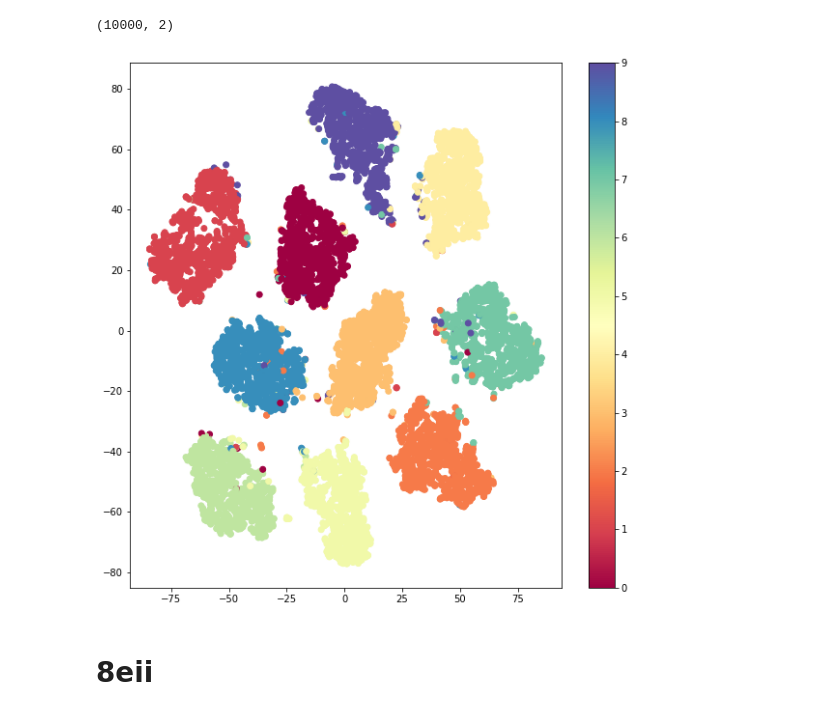
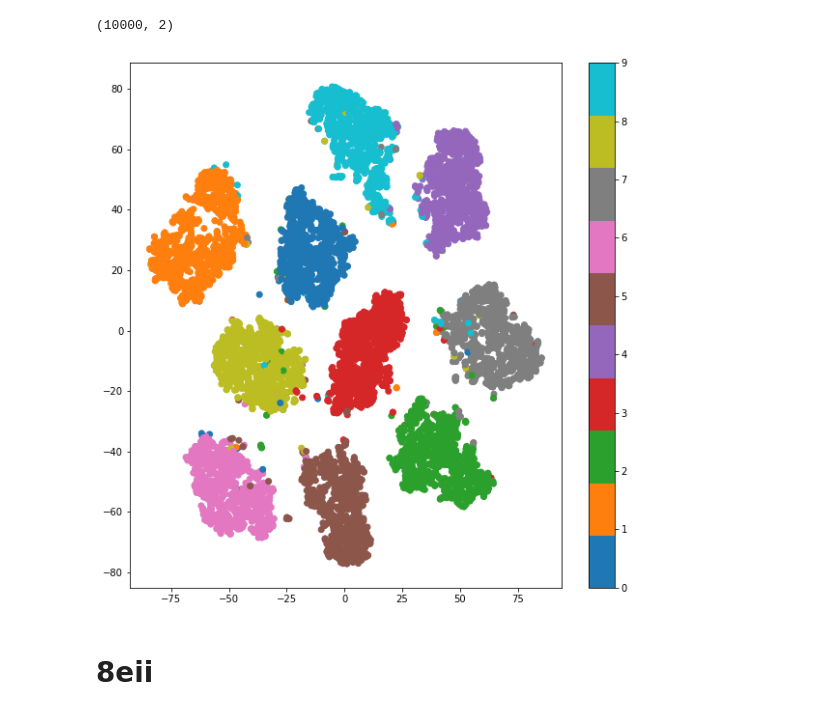
Before and after one commit to ruillercoaster/caltech-ee148-spring2020-hw03, a Jupyter notebook: plot.ipynb, the cells around one changed output. Saved outputs shown, nothing was run; the diff lists cells and outputs as text; code cells hidden in the pictures.

```diff
--- a/plot.ipynb
+++ b/plot.ipynb
@@ -454,11 +455,11 @@ X_embedded.shape
 (10000, 2)
 # %%
 plt.figure(figsize=(10,10))
-plt.scatter(X_embedded[:, 0], X_embedded[:, 1], c=target, cmap=plt.cm.Spectral)
+plt.scatter(X_embedded[:, 0], X_embedded[:, 1], c=target, cmap="tab10")
 plt.colorbar()
 plt.savefig('./figures/tsne.png')
 # %% [output]
-[figure, old version]
+[figure, new version]
 # %% [markdown]
 # 8eii
 # %%
```
Also changed, not shown: parts of 1 cell of this notebook, 3 other files.
